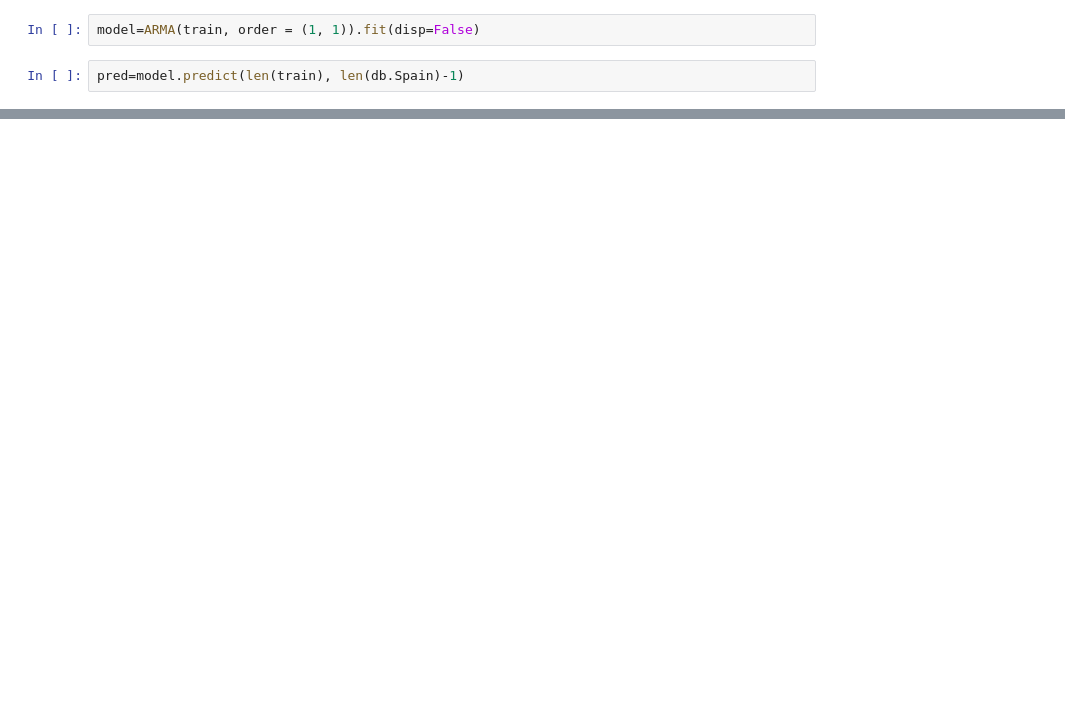
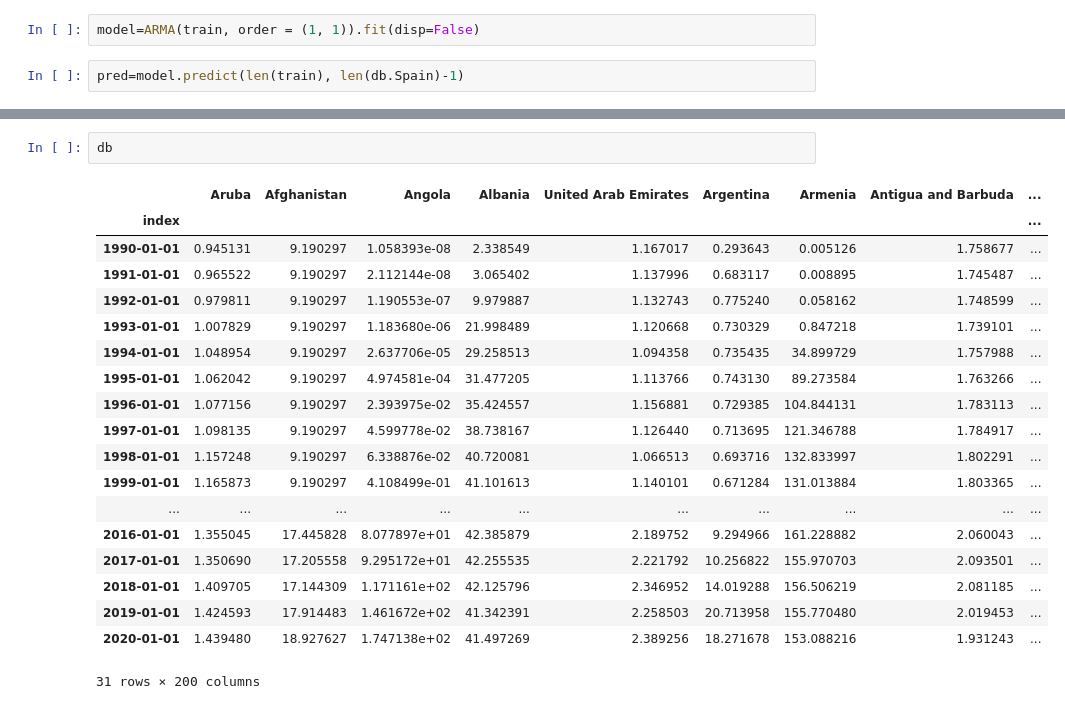
Before and after one commit to mikelvallejo/chameleon-pricing, a Jupyter notebook: forecast.ipynb, the cells around one changed output, grey strips where cells are left out. Saved outputs shown, nothing was run; the diff lists cells and outputs as text; blank space fills up the shorter version.

```diff
--- a/forecast.ipynb
+++ b/forecast.ipynb
@@ -125,0 +149,22 @@ Error mae:  0.03613
+# %%
+db
+# %% [output]
+|  | Aruba | Afghanistan | Angola | Albania | United Arab Emirates | Argentina | Armenia | Antigua and Barbuda | ... |
+| index |  |  |  |  |  |  |  |  | ... |
+| 1990-01-01 | 0.945131 | 9.190297 | 1.058393e-08 | 2.338549 | 1.167017 | 0.293643 | 0.005126 | 1.758677 | ... |
+| 1991-01-01 | 0.965522 | 9.190297 | 2.112144e-08 | 3.065402 | 1.137996 | 0.683117 | 0.008895 | 1.745487 | ... |
+| 1992-01-01 | 0.979811 | 9.190297 | 1.190553e-07 | 9.979887 | 1.132743 | 0.775240 | 0.058162 | 1.748599 | ... |
+| 1993-01-01 | 1.007829 | 9.190297 | 1.183680e-06 | 21.998489 | 1.120668 | 0.730329 | 0.847218 | 1.739101 | ... |
+| 1994-01-01 | 1.048954 | 9.190297 | 2.637706e-05 | 29.258513 | 1.094358 | 0.735435 | 34.899729 | 1.757988 | ... |
+| 1995-01-01 | 1.062042 | 9.190297 | 4.974581e-04 | 31.477205 | 1.113766 | 0.743130 | 89.273584 | 1.763266 | ... |
+| 1996-01-01 | 1.077156 | 9.190297 | 2.393975e-02 | 35.424557 | 1.156881 | 0.729385 | 104.844131 | 1.783113 | ... |
+| 1997-01-01 | 1.098135 | 9.190297 | 4.599778e-02 | 38.738167 | 1.126440 | 0.713695 | 121.346788 | 1.784917 | ... |
+| 1998-01-01 | 1.157248 | 9.190297 | 6.338876e-02 | 40.720081 | 1.066513 | 0.693716 | 132.833997 | 1.802291 | ... |
+| 1999-01-01 | 1.165873 | 9.190297 | 4.108499e-01 | 41.101613 | 1.140101 | 0.671284 | 131.013884 | 1.803365 | ... |
+| ... | ... | ... | ... | ... | ... | ... | ... | ... | ... |
+| 2016-01-01 | 1.355045 | 17.445828 | 8.077897e+01 | 42.385879 | 2.189752 | 9.294966 | 161.228882 | 2.060043 | ... |
+| 2017-01-01 | 1.350690 | 17.205558 | 9.295172e+01 | 42.255535 | 2.221792 | 10.256822 | 155.970703 | 2.093501 | ... |
+| 2018-01-01 | 1.409705 | 17.144309 | 1.171161e+02 | 42.125796 | 2.346952 | 14.019288 | 156.506219 | 2.081185 | ... |
+| 2019-01-01 | 1.424593 | 17.914483 | 1.461672e+02 | 41.342391 | 2.258503 | 20.713958 | 155.770480 | 2.019453 | ... |
+| 2020-01-01 | 1.439480 | 18.927627 | 1.747138e+02 | 41.497269 | 2.389256 | 18.271678 | 153.088216 | 1.931243 | ... |
+31 rows × 200 columns
```
Also changed, not shown: parts of 7 cells of this notebook.
